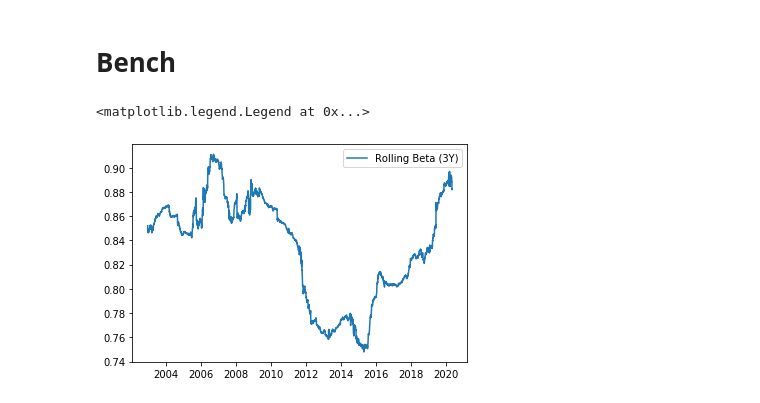
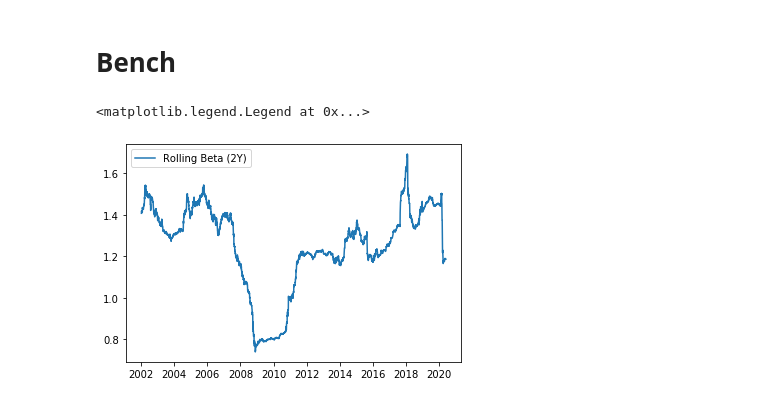
Before and after one commit to KelianF/Strategies, a Jupyter notebook: Fundamental/COVID-19/Value for Crisis.ipynb, the cells around one changed output. Saved outputs shown, nothing was run; the diff lists cells and outputs as text; code cells hidden in the pictures.

```diff
--- a/Fundamental/COVID-19/Value for Crisis.ipynb
+++ b/Fundamental/COVID-19/Value for Crisis.ipynb
@@ -917,12 +917,16 @@ from xbbg import blp
 Bench = ["SX5E Index"]
 
 Basket = ['CLNX SM','KER FP','MC FP','VIV FP','MTX GR','OR FP','VWS DC','EL FP','SCHN SW','LIN GY','NOVN SW','ERICB SS','SALM NO','VOW3 GR','BMW GR','AKZA NA','CS FP','ML FP','DPW GY','ENEL IM','FRE GY','PHIA NA','ORP FP','ROG SW','SAP GY','SU FP','UCB BB','INGA NA','VNA GY','SIE GR','BN FP','CAP FP','KPN NA','ASML NA']
+# %%
+Bench = ["SPX Index"]
+
+Basket = ["TSLA US Equity","SQ US Equity","NVTA US Equity","CRSP US Equity","TWOU US Equity","ILMN US Equity","PRLB US Equity","Z US Equity","ROKU US Equity","NTLA US Equity","SSYS US Equity","EDIT US Equity","TREE US Equity","CGEN US Equity","SPLK US Equity","XLNX US Equity","NSTG US Equity","TER US Equity","MTLS US Equity","ADSK US Equity","PINS US Equity","PD US Equity","CERS US Equity","PSTG US Equity","VCYT US Equity","SYRS US Equity","IRDM US Equity","MCRB US Equity","ZS US Equity","XONE US Equity","ONVO US Equity","LC US Equity","TWST US Equity","SFIX US Equity", "PHR US Equity", "FVRR US Equity", "MDLA US Equity"]
 # %%
 Bench = blp.bdh(Bench, start_date="20000101", end_date= pd.to_datetime("today").strftime("%Y%m%d"))
 Bench = (Bench / Bench.shift(1) -1).iloc[1:]
 # %%
 # Currency Override
-df = blp.bdh([x + " Equity" for x in Basket], start_date="20000101", end_date= pd.to_datetime("today").strftime("%Y%m%d"), currency="EUR")
+df = blp.bdh(Basket, start_date="20000101", end_date= pd.to_datetime("today").strftime("%Y%m%d"), currency="USD")
 
 Ret = (df/df.shift(1)-1).iloc[1:]
 # %%
@@ -1037,13 +1041,14 @@ for z in Ret.columns:
 pd.DataFrame(lista, index = [x[0] for x in Ret.columns]).to_clipboard()
 # %%
 CorrelRoll = {}
+n = 2
 
-for x in range(len(Ret)-3*252):
-    Pointer = pd.concat((Bench.T.mean(), Ret.T.mean()), axis = 1).iloc[x:x+252*3]
-    CorrelRoll[Bench.index[3*252+x]] = Pointer.cov().iloc[1,0] / Pointer.cov().iloc[0,0]
+for x in range(len(Ret)-n*252):
+    Pointer = pd.concat((Bench.T.mean(), Ret.T.mean()), axis = 1).iloc[x:x+252*n]
+    CorrelRoll[Bench.index[n*252+x]] = Pointer.cov().iloc[1,0] / Pointer.cov().iloc[0,0]
 # %%
 plt.plot(pd.Series(CorrelRoll))
-plt.legend(["Rolling Beta (3Y)"])
+plt.legend(["Rolling Beta (2Y)"])
 # %% [output]
 <matplotlib.legend.Legend at 0x...>
-[figure, old version]
+[figure, new version]
```
Also changed, not shown: parts of 1 cell of this notebook, 1 other file.
